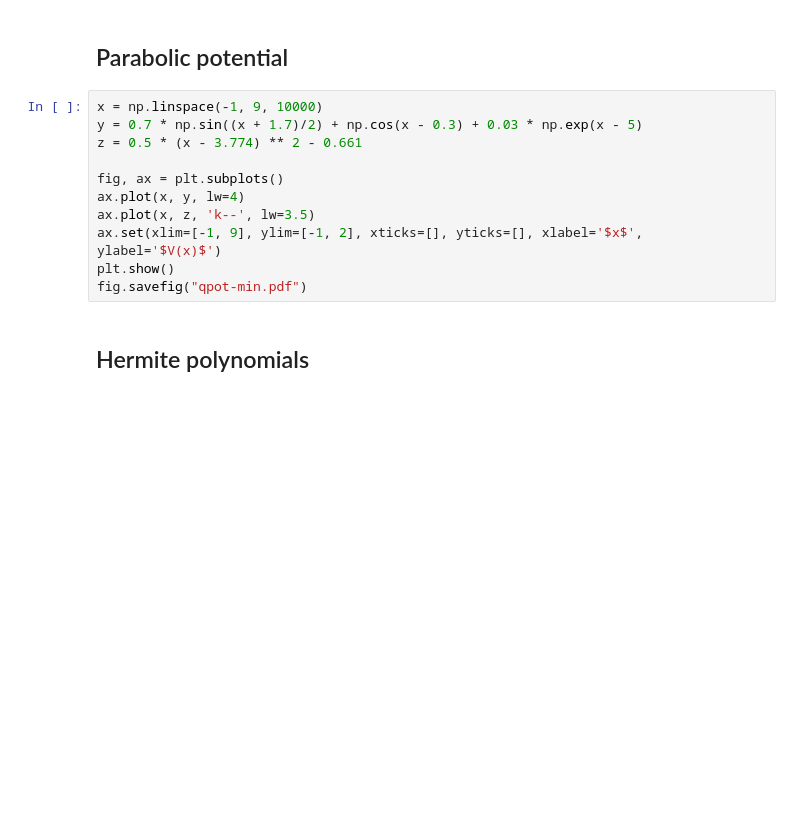
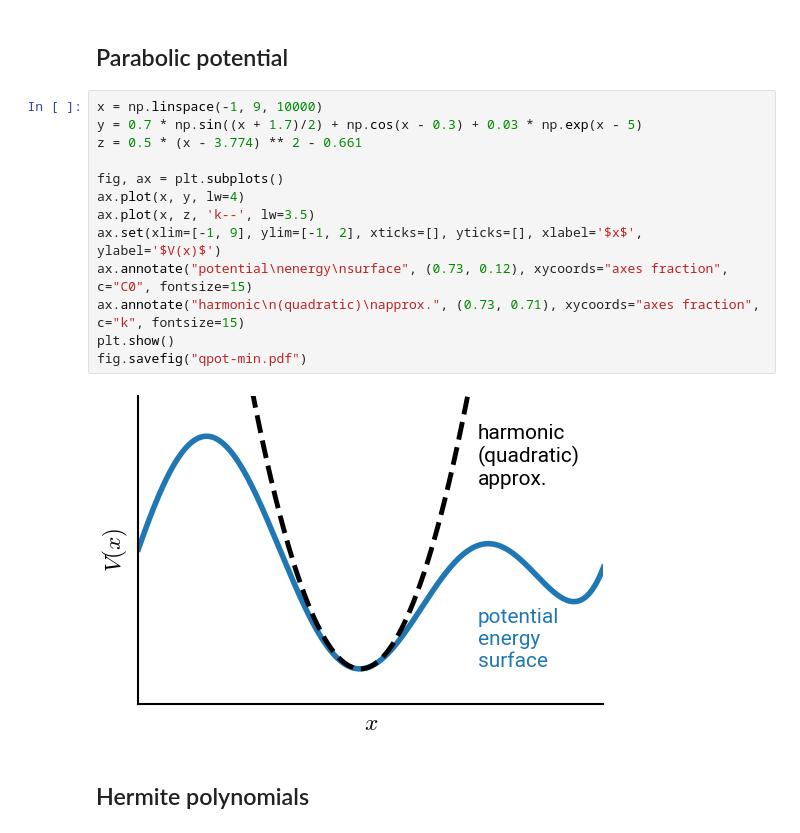
Before and after one commit to enze-chen/mse_142_cr, a Jupyter notebook: fig/mse_142_figures.ipynb, the cells around one changed output. Saved outputs shown, nothing was run; the diff lists cells and outputs as text; blank space fills up the shorter version.

```diff
--- a/fig/mse_142_figures.ipynb
+++ b/fig/mse_142_figures.ipynb
@@ -147,14 +147,18 @@ fig.savefig("E-vs-q-1.pdf")
 # %%
 x = np.linspace(-1, 9, 10000)
 y = 0.7 * np.sin((x + 1.7)/2) + np.cos(x - 0.3) + 0.03 * np.exp(x - 5)
 z = 0.5 * (x - 3.774) ** 2 - 0.661
 
 fig, ax = plt.subplots()
 ax.plot(x, y, lw=4)
 ax.plot(x, z, 'k--', lw=3.5)
 ax.set(xlim=[-1, 9], ylim=[-1, 2], xticks=[], yticks=[], xlabel='$x$', ylabel='$V(x)$')
+ax.annotate("potential\nenergy\nsurface", (0.73, 0.12), xycoords="axes fraction", c="C0", fontsize=15)
+ax.annotate("harmonic\n(quadratic)\napprox.", (0.73, 0.71), xycoords="axes fraction", c="k", fontsize=15)
 plt.show()
 fig.savefig("qpot-min.pdf")
+# %% [output]
+[figure, added]
 # %% [markdown]
 ## Hermite polynomials
 # %%
```
Also changed, not shown: 11 other files.
